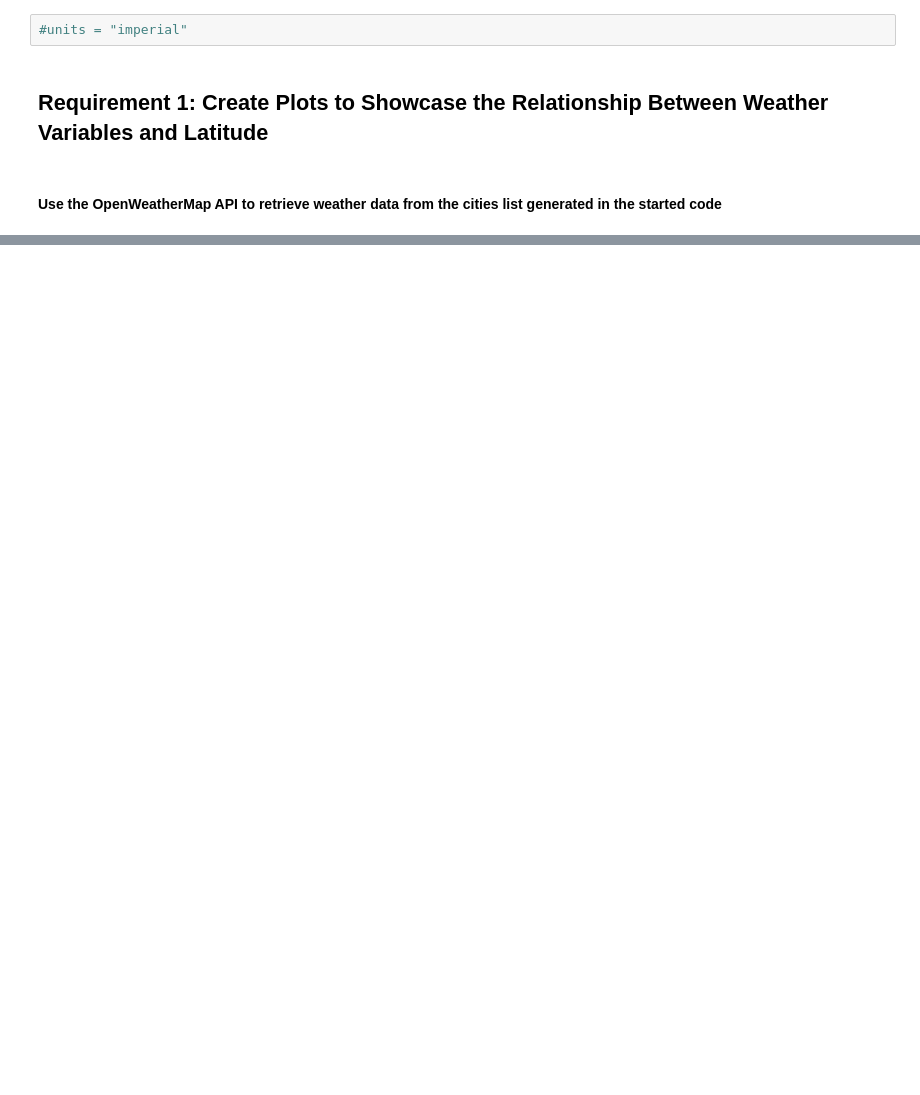
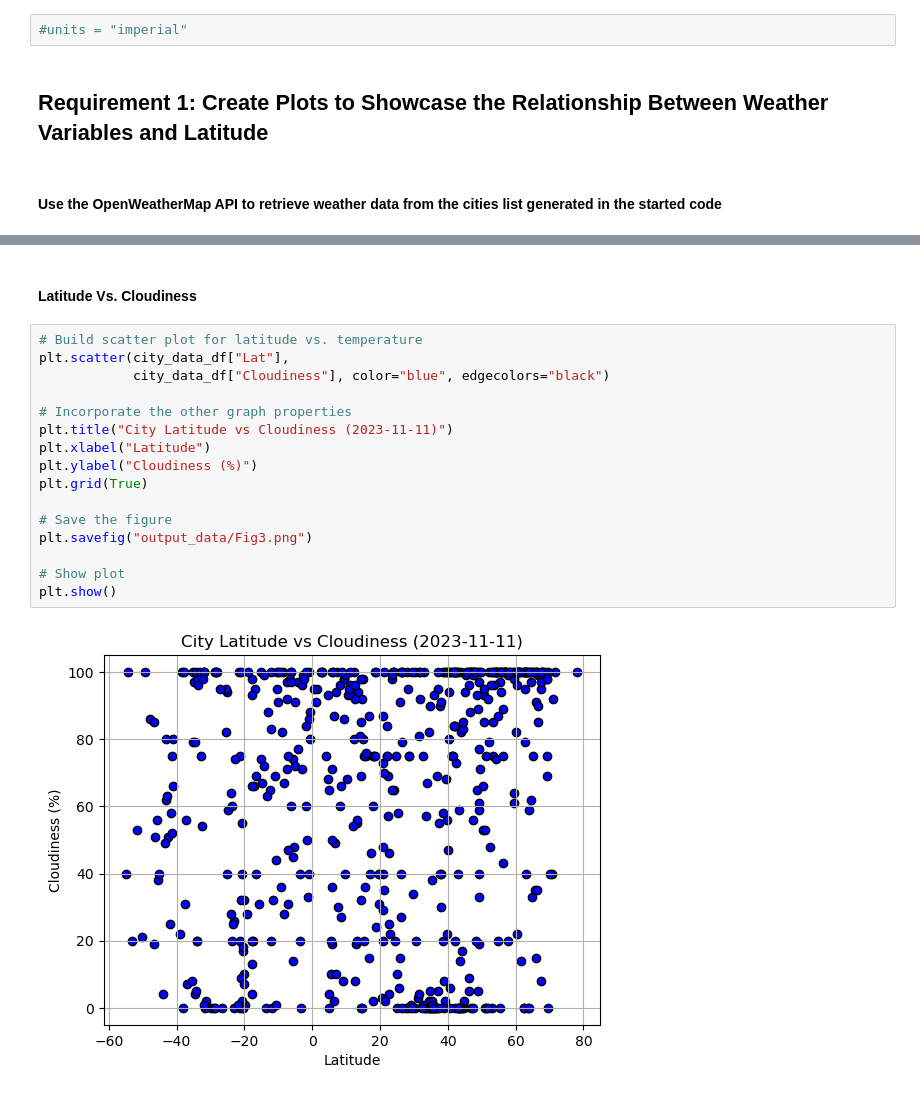
Before and after one commit to eferna1/python-api-challenge, a Jupyter notebook: WeatherPyEFM.ipynb, the cells around one changed output, grey strips where cells are left out. Drawn from its saved outputs; the diff is of its cells as text; blank space fills up the shorter version.

```diff
--- a/WeatherPyEFM.ipynb
+++ b/WeatherPyEFM.ipynb
@@ -139,0 +227,20 @@ Data Retrieval Complete
+# %% [markdown]
+#### Latitude Vs. Cloudiness
+# %%
+# Build scatter plot for latitude vs. temperature
+plt.scatter(city_data_df["Lat"],
+            city_data_df["Cloudiness"], color="blue", edgecolors="black")
+
+# Incorporate the other graph properties
+plt.title("City Latitude vs Cloudiness (2023-11-11)")
+plt.xlabel("Latitude")
+plt.ylabel("Cloudiness (%)")
+plt.grid(True)
+
+# Save the figure
+plt.savefig("output_data/Fig3.png")
+
+# Show plot
+plt.show()
+# %% [output]
+[figure, added]
```
Also changed, not shown: parts of 32 cells of this notebook.
